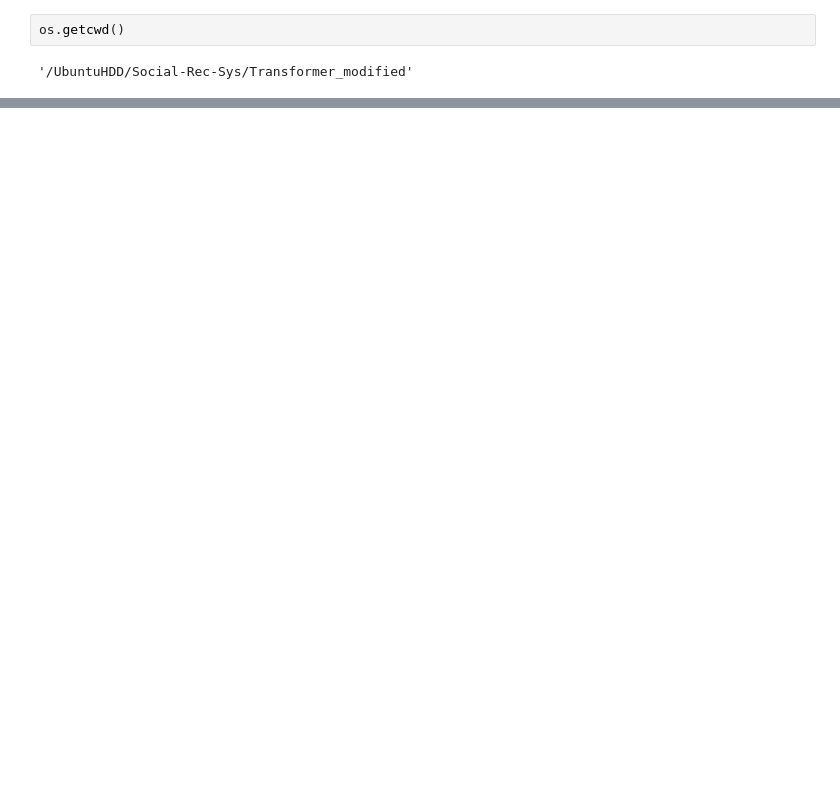
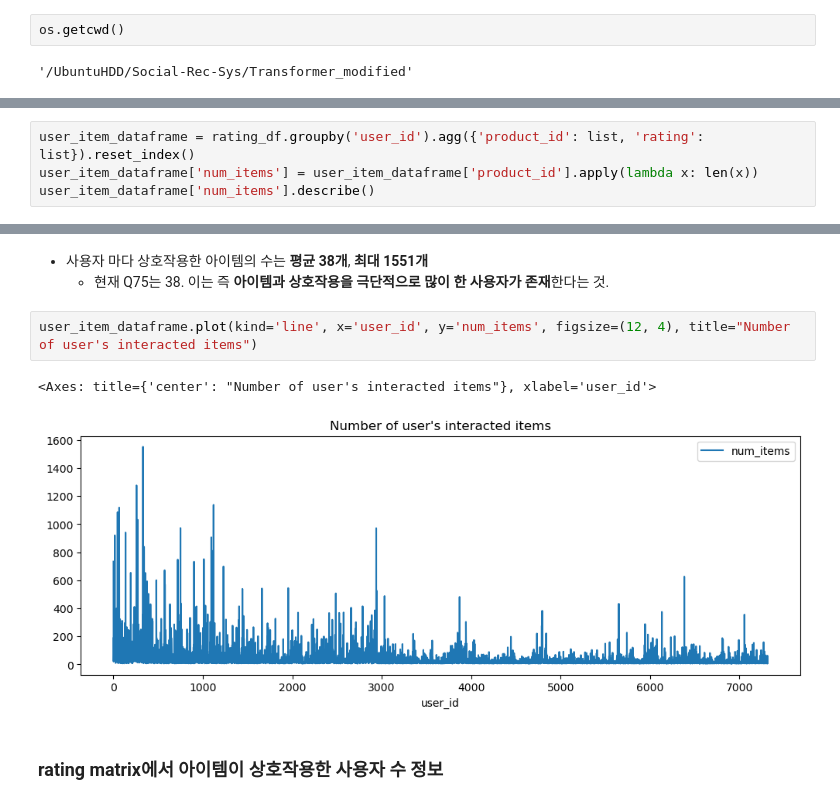
Before and after one commit to mlsys-lab-sogang/Social-Rec-Sys, a Jupyter notebook: Transformer_modified/dataset_eda.ipynb, the cells around one changed output, grey strips where cells are left out. Saved outputs shown, nothing was run; the diff lists cells and outputs as text; blank space fills up the shorter version.

```diff
--- a/Transformer_modified/dataset_eda.ipynb
+++ b/Transformer_modified/dataset_eda.ipynb
@@ -424,0 +83,4 @@ torch.Size([7317, 7317])
+# %%
+user_item_dataframe = rating_df.groupby('user_id').agg({'product_id': list, 'rating': list}).reset_index()
+user_item_dataframe['num_items'] = user_item_dataframe['product_id'].apply(lambda x: len(x))
+user_item_dataframe['num_items'].describe()
@@ -424,0 +97,10 @@ torch.Size([7317, 7317])
+# %% [markdown]
+- 사용자 마다 상호작용한 아이템의 수는 **평균 38개**, **최대 1551개**
+  - 현재 Q75는 38. 이는 즉 **아이템과 상호작용을 극단적으로 많이 한 사용자가 존재**한다는 것.
+# %%
+user_item_dataframe.plot(kind='line', x='user_id', y='num_items', figsize=(12, 4), title="Number of user's interacted items")
+# %% [output]
+<Axes: title={'center': "Number of user's interacted items"}, xlabel='user_id'>
+[figure, added]
+# %% [markdown]
+### rating matrix에서 아이템이 상호작용한 사용자 수 정보
```
Also changed, not shown: parts of 73 cells of this notebook.
